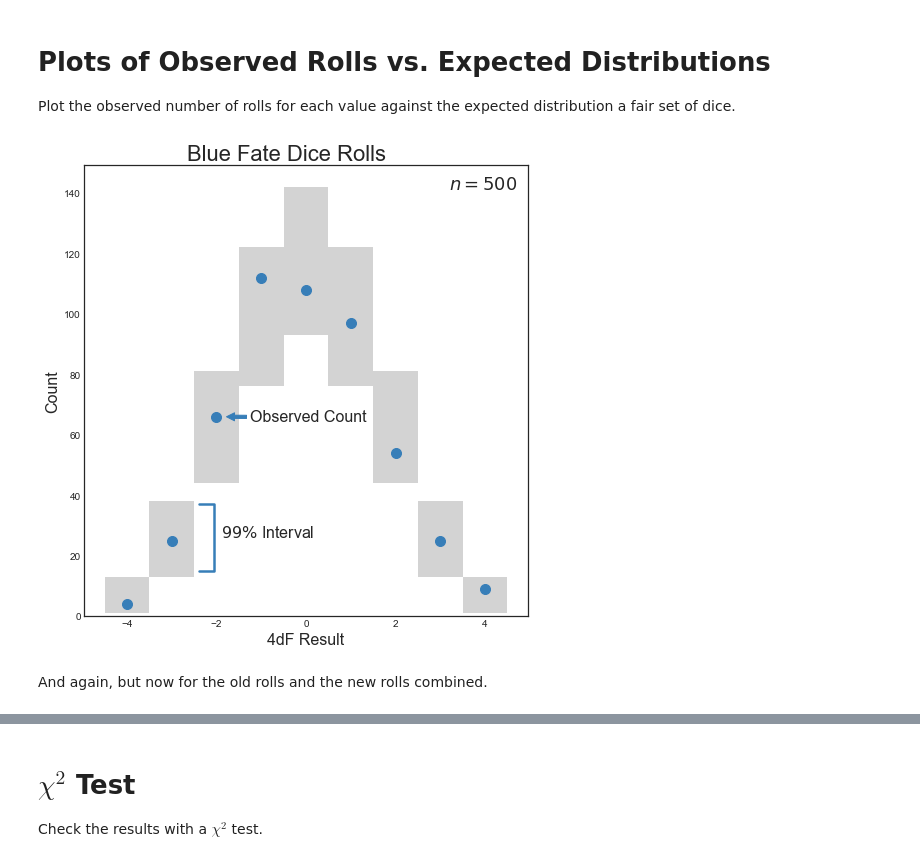
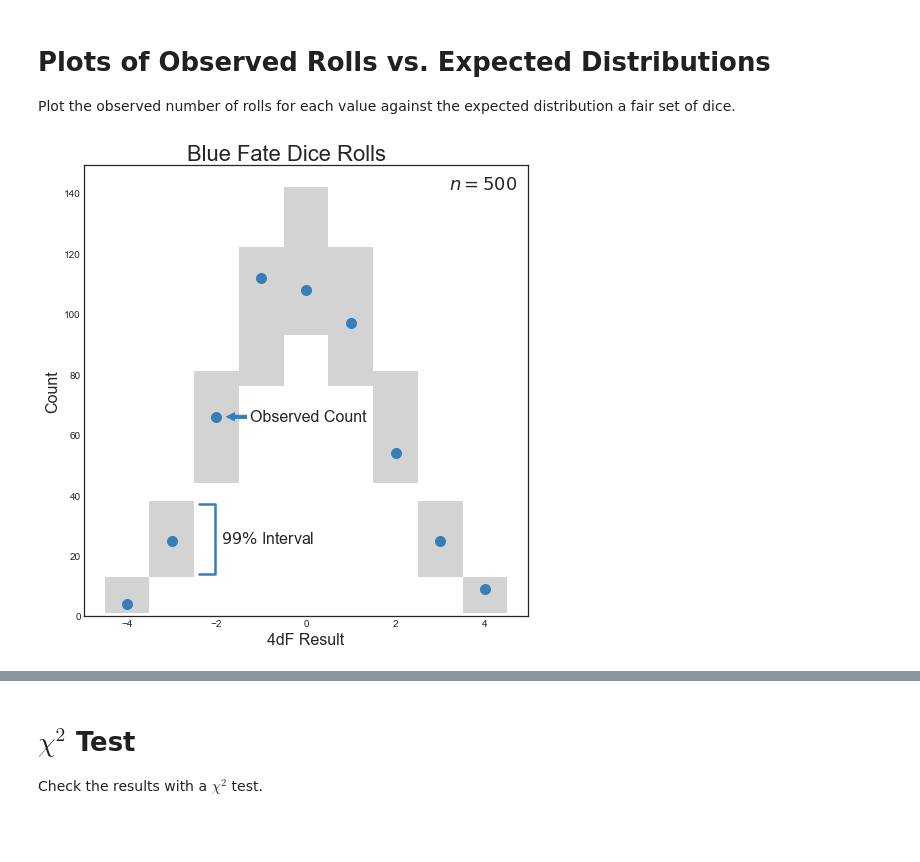
Before and after one commit to agude/agude.github.io, a Jupyter notebook: files/fate-dice-statistics/Blue Fate Dice Statistics.ipynb, the cells around one changed output, grey strips where cells are left out. Saved outputs shown, nothing was run; the diff lists cells and outputs as text; code cells hidden in the pictures; blank space fills up the shorter version.

Commit message:
Update blue dice notebook and plot
Adding a clearer label for the 4dF plot with 99% contours.

```diff
--- a/files/fate-dice-statistics/Blue Fate Dice Statistics.ipynb
+++ b/files/fate-dice-statistics/Blue Fate Dice Statistics.ipynb
@@ -229,38 +229,36 @@ interval_arrow = {
     "shrinkB": 10,
     "linewidth": 2.5,
 }
-ax.text(-1.9, (15+37)/2, "$99\%$ Interval", size=16, zorder=ANNOTATION_Z)
+ax.text(-1.9, (15+37)/2, "$99\%$ Interval", size=16, verticalalignment='center', horizontalalignment='left', zorder=ANNOTATION_Z)
 ax.annotate(
     '',
     xy=(-2.5, 37),
     xycoords='data',
-    xytext=(-2.5, 15),
+    xytext=(-2.5, 14),
     textcoords='data',
     arrowprops=dict(
         arrowstyle="-",
         color=BLUE,
         connectionstyle="bar",
         shrinkA=5,
         shrinkB=5,
         linewidth=2.5,
     ),
     zorder=ANNOTATION_Z
 )
 
 # Add a label to the plot about the dice
 Y_POS = ax.get_ylim()[1] - 8
 plt.text(3.2, Y_POS, "$n={n}$".format(n=len(sub_array)), size=18)
 
 # Set main title
 plt.suptitle('Blue Fate Dice Rolls', y=1.02, fontsize=22)
 
 # Make the plots move together
 plt.tight_layout()
 
 # Save to disk
 for ext in ("png", "svg"):
     fig.savefig("/tmp/blue_fate_dice_rolls.{ext}".format(ext=ext), bbox_inches="tight")
 # %% [output]
-[figure, old version]
+[figure, new version]
-# %% [markdown]
-And again, but now for the old rolls and the new rolls combined.
```
Also changed, not shown: parts of 2 cells of this notebook, 1 other file.
